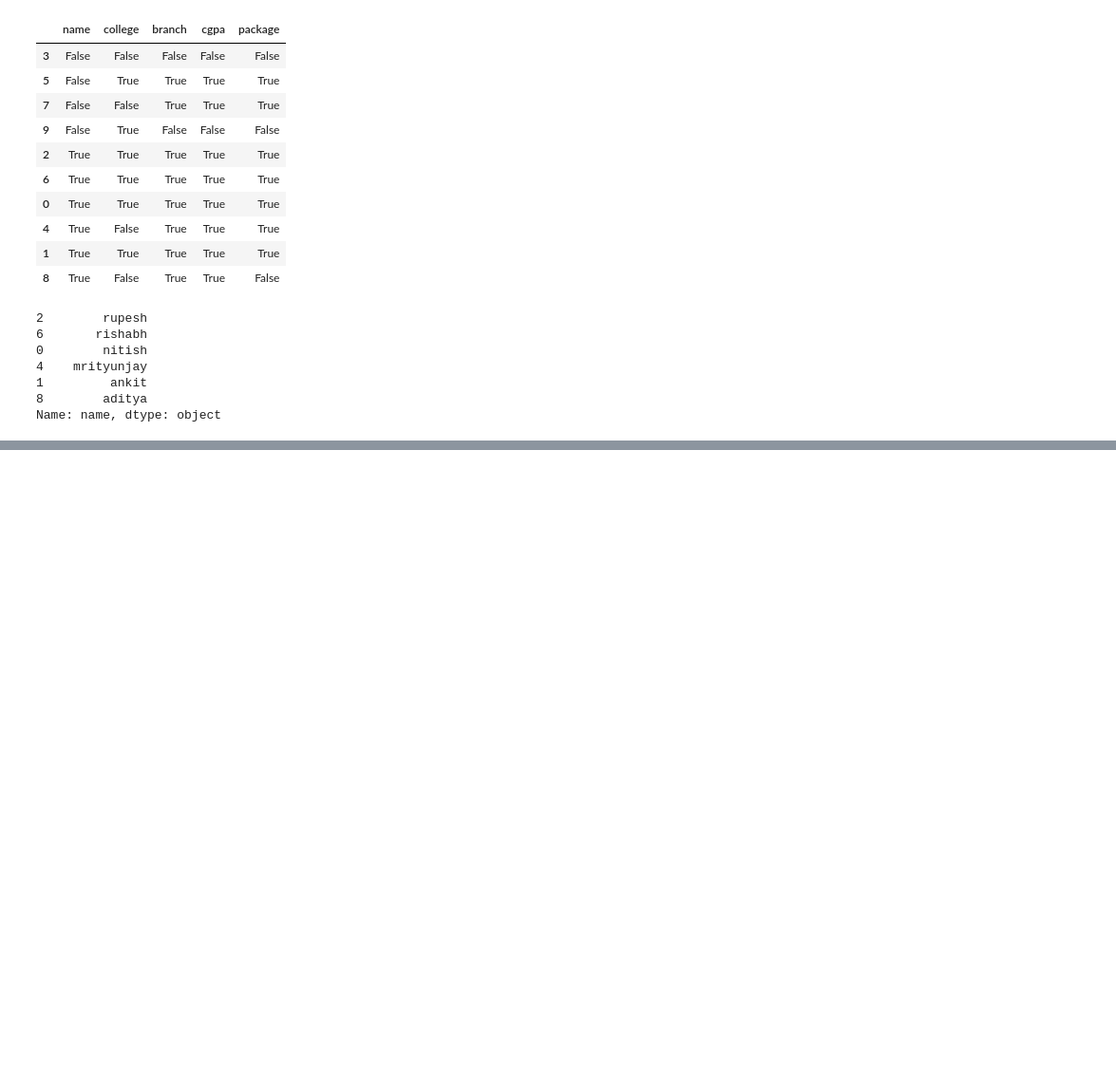
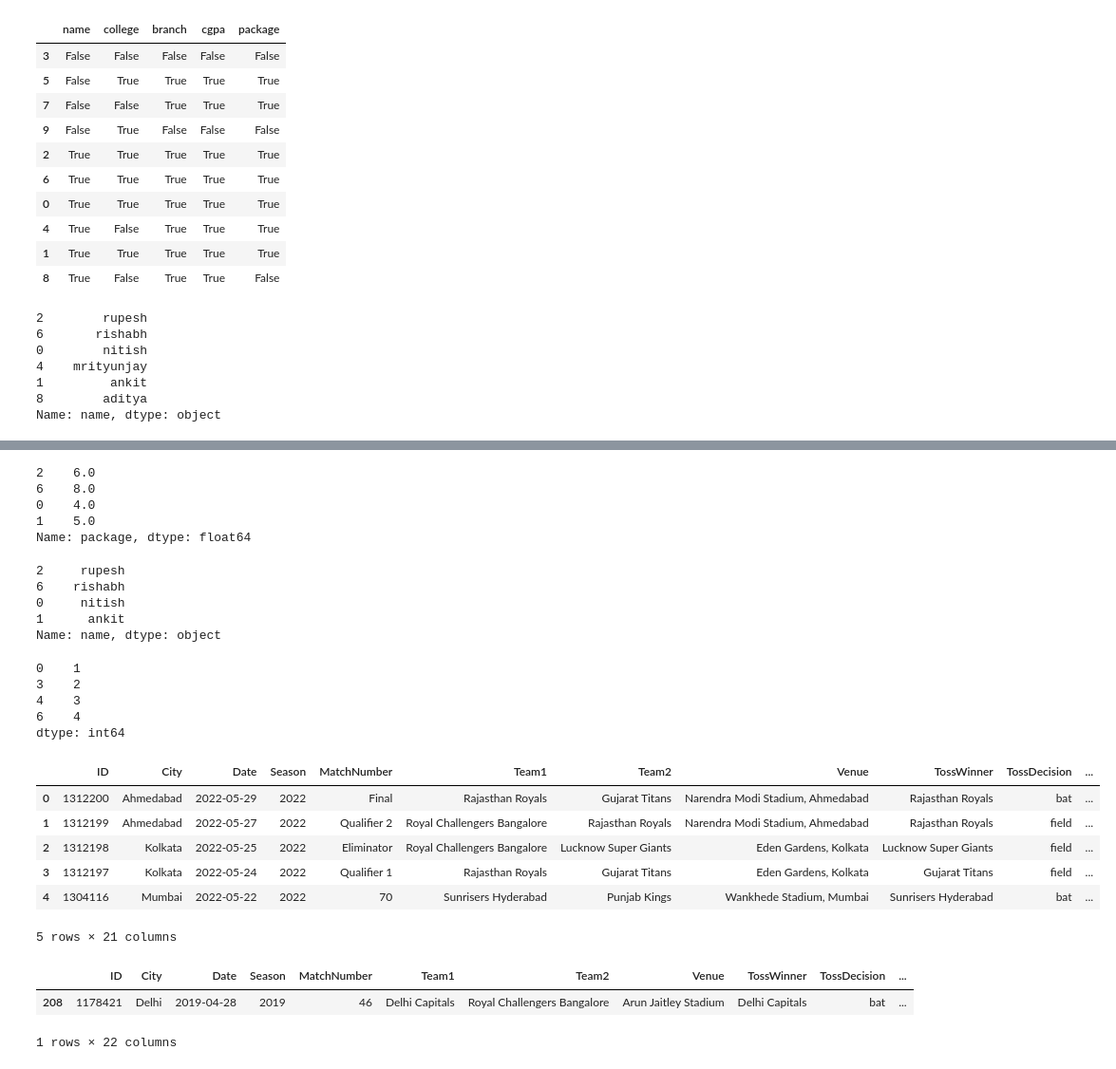
Before and after one commit to ShafaetUllah032/python_revisit, a Jupyter notebook: Pandas/pandas_dataframe.ipynb, the cells around one changed output, grey strips where cells are left out. Shown: that part at 95% size. Drawn from its saved outputs; the diff is of its cells as text; code cells hidden in the pictures; blank space fills up the shorter version.

Commit message:
pandas dataframe for data Science

```diff
--- a/Pandas/pandas_dataframe.ipynb
+++ b/Pandas/pandas_dataframe.ipynb
@@ -1217,0 +1301,16 @@ Name: name, dtype: object
+# %%
+students['package'].fillna(students['package'].mean())
+# %% [output]
+2    6.0
+6    8.0
+0    4.0
+1    5.0
+Name: package, dtype: float64
+# %%
+students['name'].fillna(method='bfill')
+# %% [output]
+2     rupesh
+6    rishabh
+0     nitish
+1      ankit
+Name: name, dtype: object
@@ -1217,0 +1319,9 @@ Name: name, dtype: object
+# %%
+temp = pd.Series([1,1,1,2,3,3,4,4])
+temp.drop_duplicates()
+# %% [output]
+0    1
+3    2
+4    3
+6    4
+dtype: int64
@@ -1217,0 +1330,12 @@ Name: name, dtype: object
+# %%
+# find the last match played by virat kohli in Delhi
+ipl['all_players'] = ipl['Team1Players'] + ipl['Team2Players']
+ipl.head()
+# %% [output]
+|  | ID | City | Date | Season | MatchNumber | Team1 | Team2 | Venue | TossWinner | TossDecision | ... |
+| 0 | 1312200 | Ahmedabad | 2022-05-29 | 2022 | Final | Rajasthan Royals | Gujarat Titans | Narendra Modi Stadium, Ahmedabad | Rajasthan Royals | bat | ... |
+| 1 | 1312199 | Ahmedabad | 2022-05-27 | 2022 | Qualifier 2 | Royal Challengers Bangalore | Rajasthan Royals | Narendra Modi Stadium, Ahmedabad | Rajasthan Royals | field | ... |
+| 2 | 1312198 | Kolkata | 2022-05-25 | 2022 | Eliminator | Royal Challengers Bangalore | Lucknow Super Giants | Eden Gardens, Kolkata | Lucknow Super Giants | field | ... |
+| 3 | 1312197 | Kolkata | 2022-05-24 | 2022 | Qualifier 1 | Rajasthan Royals | Gujarat Titans | Eden Gardens, Kolkata | Gujarat Titans | field | ... |
+| 4 | 1304116 | Mumbai | 2022-05-22 | 2022 | 70 | Sunrisers Hyderabad | Punjab Kings | Wankhede Stadium, Mumbai | Sunrisers Hyderabad | bat | ... |
+5 rows × 21 columns
@@ -1217,0 +1345,7 @@ Name: name, dtype: object
+# %%
+ipl['did_kohli_play'] = ipl['all_players'].apply(did_kohli_play)
+ipl[(ipl['City'] == 'Delhi') & (ipl['did_kohli_play'] == True)].drop_duplicates(subset=['City','did_kohli_play'],keep='first')
+# %% [output]
+|  | ID | City | Date | Season | MatchNumber | Team1 | Team2 | Venue | TossWinner | TossDecision | ... |
+| 208 | 1178421 | Delhi | 2019-04-28 | 2019 | 46 | Delhi Capitals | Royal Challengers Bangalore | Arun Jaitley Stadium | Delhi Capitals | bat | ... |
+1 rows × 22 columns
```
Also changed, not shown: parts of 28 cells of this notebook.
